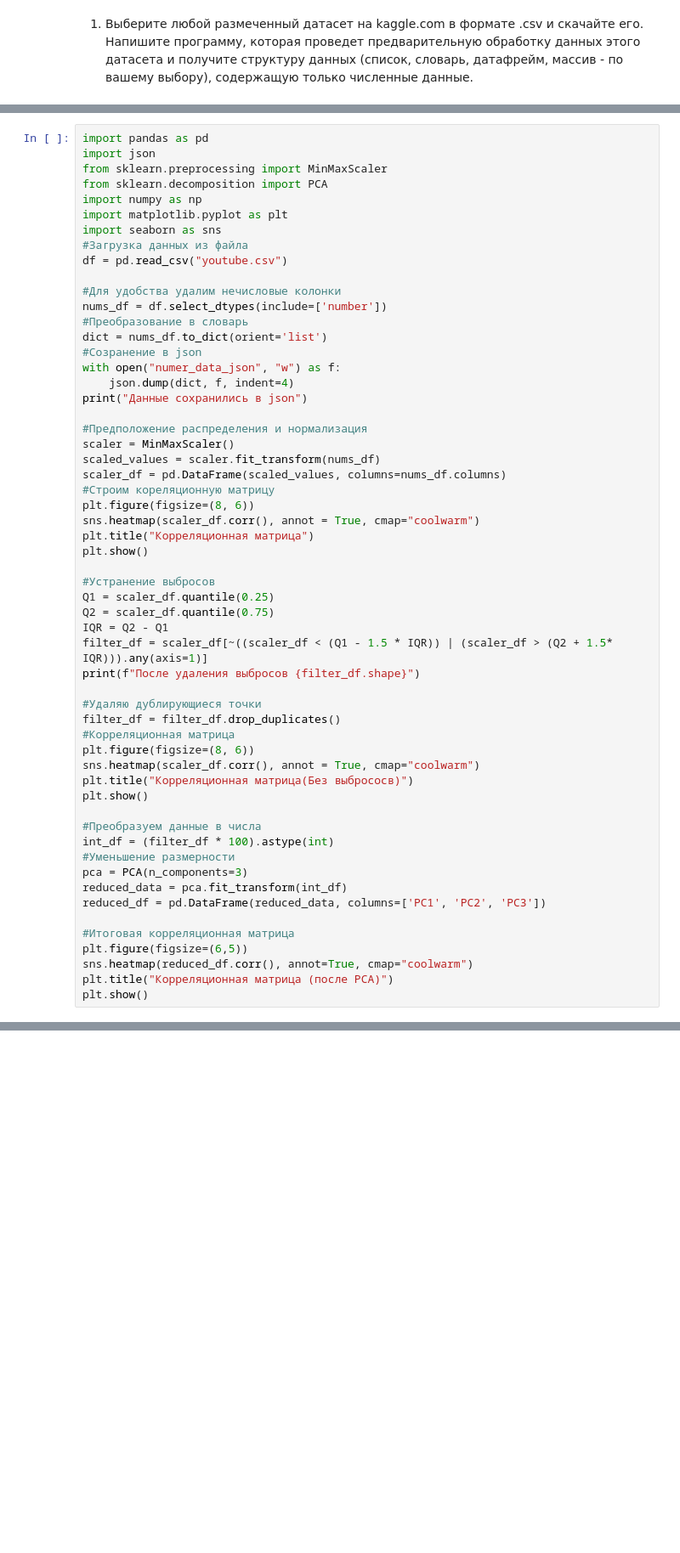
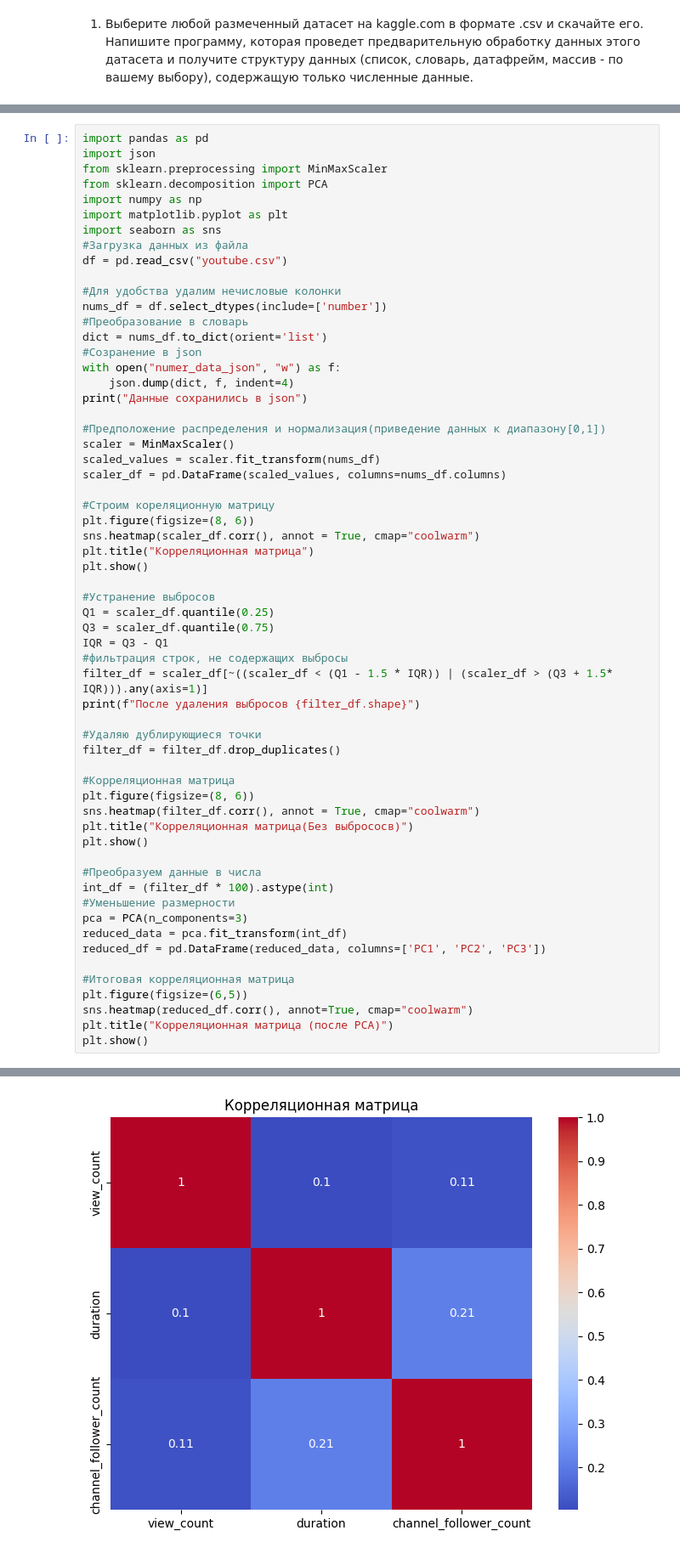
Before and after one commit to Ivan24-wq/Intellectual-Data-Analysis, a Jupyter notebook: Practical work№4/4.ipynb, the cells around one changed output, grey strips where cells are left out. Shown at 85% size. Saved outputs shown, nothing was run; the diff lists cells and outputs as text; blank space fills up the shorter version.

```diff
--- a/Practical work№4/4.ipynb
+++ b/Practical work№4/4.ipynb
@@ -49,10 +47,11 @@ with open("numer_data_json", "w") as f:
     json.dump(dict, f, indent=4)
 print("Данные сохранились в json")
 
-#Предположение распределения и нормализация
+#Предположение распределения и нормализация(приведение данных к диапазону[0,1])
 scaler = MinMaxScaler()
 scaled_values = scaler.fit_transform(nums_df)
 scaler_df = pd.DataFrame(scaled_values, columns=nums_df.columns)
+
 #Строим кореляционную матрицу
 plt.figure(figsize=(8, 6))
 sns.heatmap(scaler_df.corr(), annot = True, cmap="coolwarm")
@@ -61,16 +60,18 @@ plt.show()
 
 #Устранение выбросов
 Q1 = scaler_df.quantile(0.25)
-Q2 = scaler_df.quantile(0.75)
-IQR = Q2 - Q1
-filter_df = scaler_df[~((scaler_df < (Q1 - 1.5 * IQR)) | (scaler_df > (Q2 + 1.5* IQR))).any(axis=1)]
+Q3 = scaler_df.quantile(0.75)
+IQR = Q3 - Q1
+#фильтрация строк, не содержащих выбросы
+filter_df = scaler_df[~((scaler_df < (Q1 - 1.5 * IQR)) | (scaler_df > (Q3 + 1.5* IQR))).any(axis=1)]
 print(f"После удаления выбросов {filter_df.shape}")
 
 #Удаляю дублирующиеся точки
 filter_df = filter_df.drop_duplicates()
+
 #Корреляционная матрица
 plt.figure(figsize=(8, 6))
-sns.heatmap(scaler_df.corr(), annot = True, cmap="coolwarm")
+sns.heatmap(filter_df.corr(), annot = True, cmap="coolwarm")
 plt.title("Корреляционная матрица(Без выбрососв)")
 plt.show()
 
@@ -86,3 +87,4 @@ plt.figure(figsize=(6,5))
 sns.heatmap(reduced_df.corr(), annot=True, cmap="coolwarm")
 plt.title("Корреляционная матрица (после PCA)")
 plt.show()
+# %% [output]
@@ -88,0 +92 @@ plt.show()
+[figure, added]
```
Also changed, not shown: parts of 2 cells of this notebook, 1 other file.
